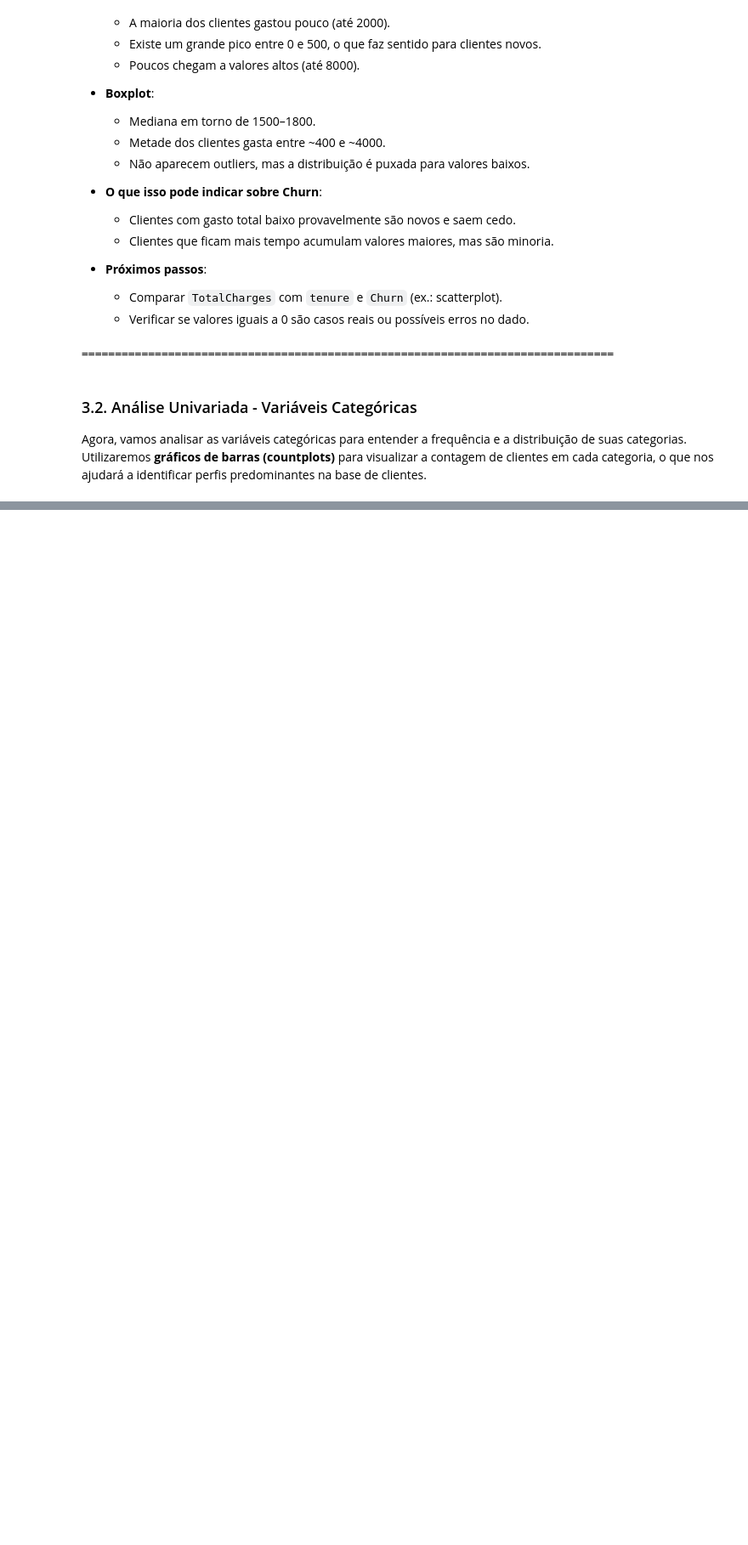
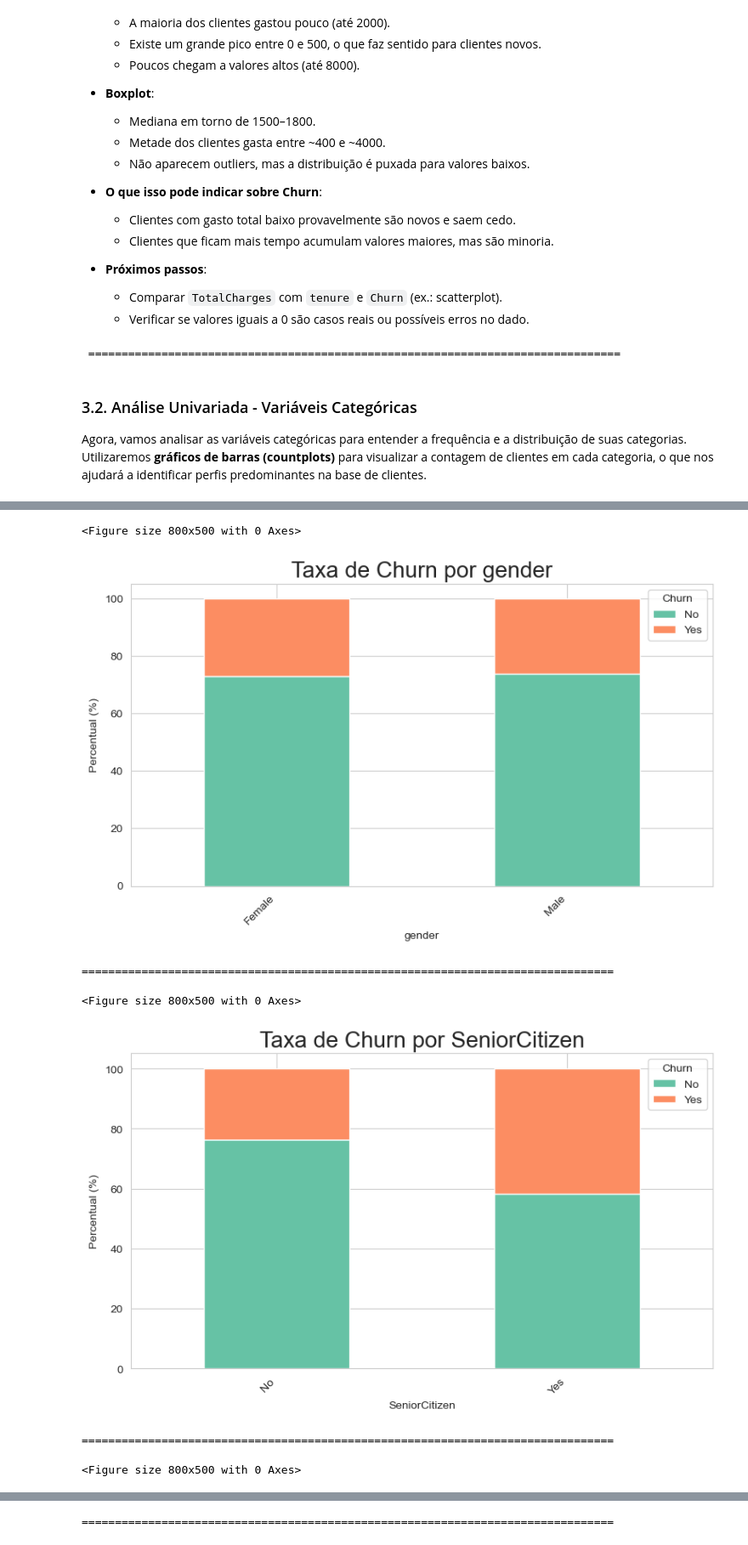
Before and after one commit to Marlon99henrique/pandas-eda-limpeza-dados, a Jupyter notebook: notebooks/01_analise_telco.ipynb, the cells around one changed output, grey strips where cells are left out. Shown at 85% size. Drawn from its saved outputs; the diff is of its cells as text; code cells hidden in the pictures; blank space fills up the shorter version.

```diff
--- a/notebooks/01_analise_telco.ipynb
+++ b/notebooks/01_analise_telco.ipynb
@@ -606,0 +905,73 @@ for coluna in colunas_categoricas:
+# %%
+
+# Lista das colunas categóricas (exceto ID)
+colunas_categoricas = dados.select_dtypes(include=['object', 'category']).columns.drop('customerID')
+
+# Dicionário de insights categóricos por variável
+insights = {
+    'Contract': """
+### Análise Bivariada: `Contract` vs `Churn`
+
+- **Distribuição de Cancelamentos**:
+  - Clientes com **contratos mensais (`Month-to-month`)** têm a maior taxa de churn.
+  - Contratos anuais ou bienais apresentam **menor taxa de cancelamento**.
+
+- **Insight**:
+  - A **flexibilidade dos contratos mensais** facilita o churn.
+  - Contratos mais longos geram **maior fidelização**, possivelmente por envolverem compromissos ou benefícios.
+
+- **Próximos Passos**:
+  - Focar em estratégias de **migração de clientes de contratos mensais para planos mais longos**.
+  - Oferecer **benefícios exclusivos para contratos anuais ou de 2 anos**.
+""",
+
+    # Adicione aqui os demais insights (ex: 'InternetService', 'PaymentMethod', etc.)
+}
+
+
+# Loop para análise categórica
+for coluna in colunas_categoricas:
+    if coluna == 'customerID':
+        continue
+
+    plt.figure(figsize=(8, 5))
+
+    # Calcula a taxa de churn por categoria mantendo índice hierárquico
+    taxa_churn = (
+        dados
+        .groupby([coluna, 'Churn'])['Churn']
+        .count()
+        .unstack()
+        .fillna(0)
+    )
+
+    # Normaliza para percentual
+    taxa_churn_percentual = taxa_churn.div(taxa_churn.sum(axis=1), axis=0) * 100
+
+    # Gráfico
+    taxa_churn_percentual[['No', 'Yes']].plot(
+        kind='bar',
+        stacked=True,
+        figsize=(8, 5),
+        color=['#66c2a5', '#fc8d62']
+    )
+
+    plt.title(f'Taxa de Churn por {coluna}', fontsize=20)
+    plt.xlabel(coluna)
+    plt.ylabel('Percentual (%)')
+    plt.xticks(rotation=45, ha='right')
+    plt.legend(title='Churn')
+    plt.tight_layout()
+    plt.show()
+
+
+
+    print("\n" + "=" * 80)
+# %% [output]
+<Figure size 800x500 with 0 Axes>
+[figure, added]
+================================================================================
+<Figure size 800x500 with 0 Axes>
+[figure, added]
+================================================================================
+<Figure size 800x500 with 0 Axes>
@@ -606,0 +979 @@ for coluna in colunas_categoricas:
+================================================================================
```
Also changed, not shown: parts of 6 cells of this notebook.
